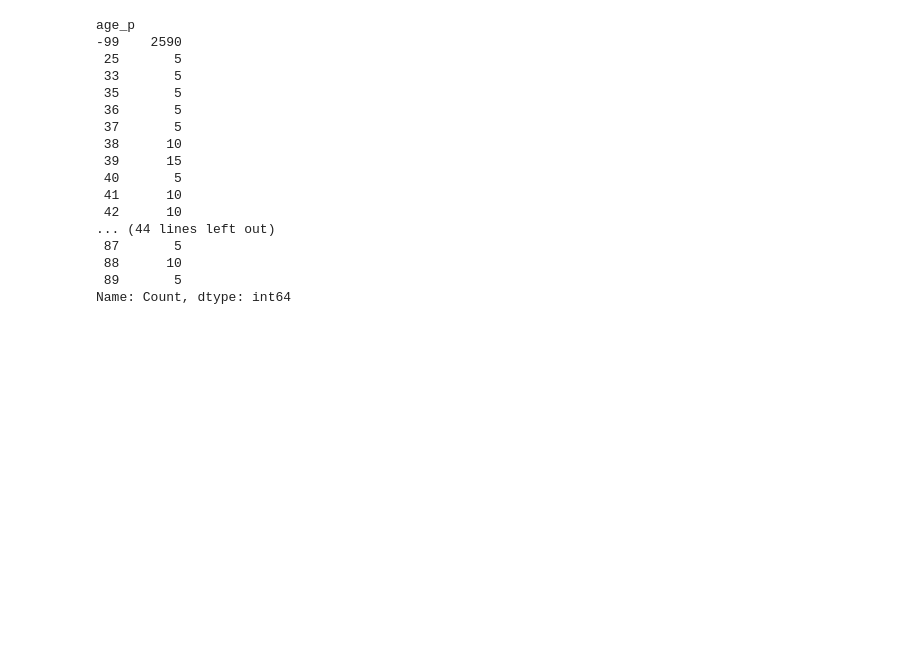
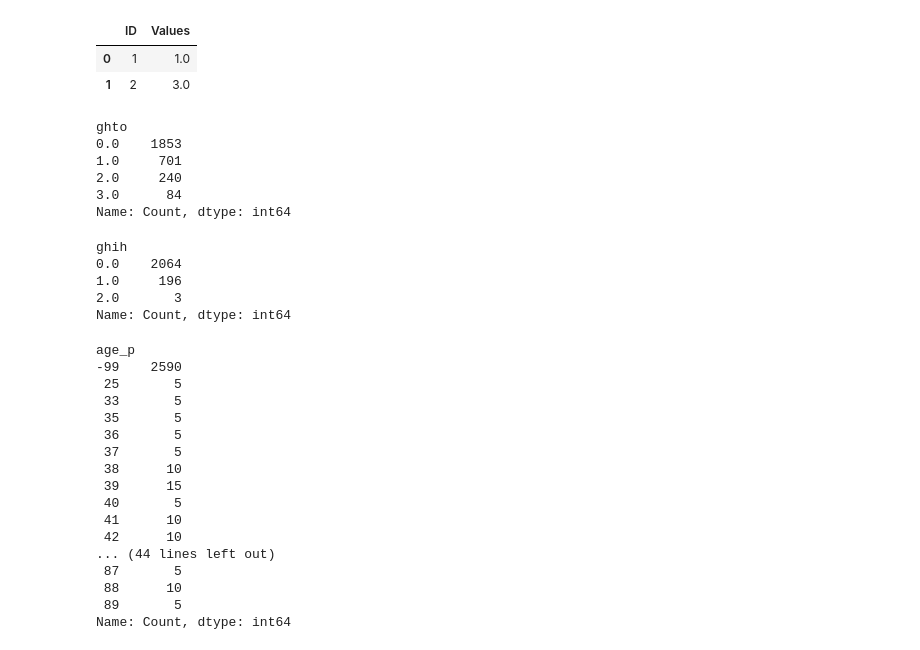
Before and after one commit to segsell/elder_care, a Jupyter notebook: src/elder_care/sandbox/estimation_data_new.ipynb, the cells around one changed output. Drawn from its saved outputs; the diff is of its cells as text; code cells hidden in the pictures; blank space fills up the shorter version.

```diff
--- a/src/elder_care/sandbox/estimation_data_new.ipynb
+++ b/src/elder_care/sandbox/estimation_data_new.ipynb
@@ -61,6 +67,32 @@ def process_gv_imputations(wave, args):
     aggregated_data["wave"] = wave
 
     return aggregated_data
+# %%
+# Sample data
+data = {
+    'ID': [1, 1, 1, 1, 1, 2, 2, 2, 2, 2],
+    'Values': [1, 2, np.nan, 1,  np.nan, np.nan, 1, 3, 5, np.nan]
+}
+
+# Create a DataFrame
+df = pd.DataFrame(data)
+
+# Group by 'ID'
+grouped_data = df.groupby('ID')
+
+# Define aggregation methods
+aggregation_methods = {
+    'Values': "median"
+}
+
+# Apply aggregation methods and store the results in a new DataFrame
+aggregated_data = grouped_data.agg(aggregation_methods).reset_index()
+
+aggregated_data
+# %% [output]
+|  | ID | Values |
+| 0 | 1 | 1.0 |
+| 1 | 2 | 3.0 |
 # %%
 wave = 2
 module = "gv_imputations"
@@ -136,6 +168,27 @@ data = data[columns]
 
 # Group the data by 'mergeid'
 grouped_data = data.groupby("mergeid")
+# %%
+result_df = process_gv_imputations(8, args)
+# result_df["single"].isna().sum()
+result_df["couple"].isna().sum()
+
+table(result_df["ghto"])
+# %% [output]
+ghto
+0.0    1853
+1.0     701
+2.0     240
+3.0      84
+Name: Count, dtype: int64
+# %%
+table(result_df["ghih"])
+# %% [output]
+ghih
+0.0    2064
+1.0     196
+2.0       3
+Name: Count, dtype: int64
 # %%
 table(data["age_p"])
 # %% [output]
```
Also changed, not shown: parts of 54 cells of this notebook.
